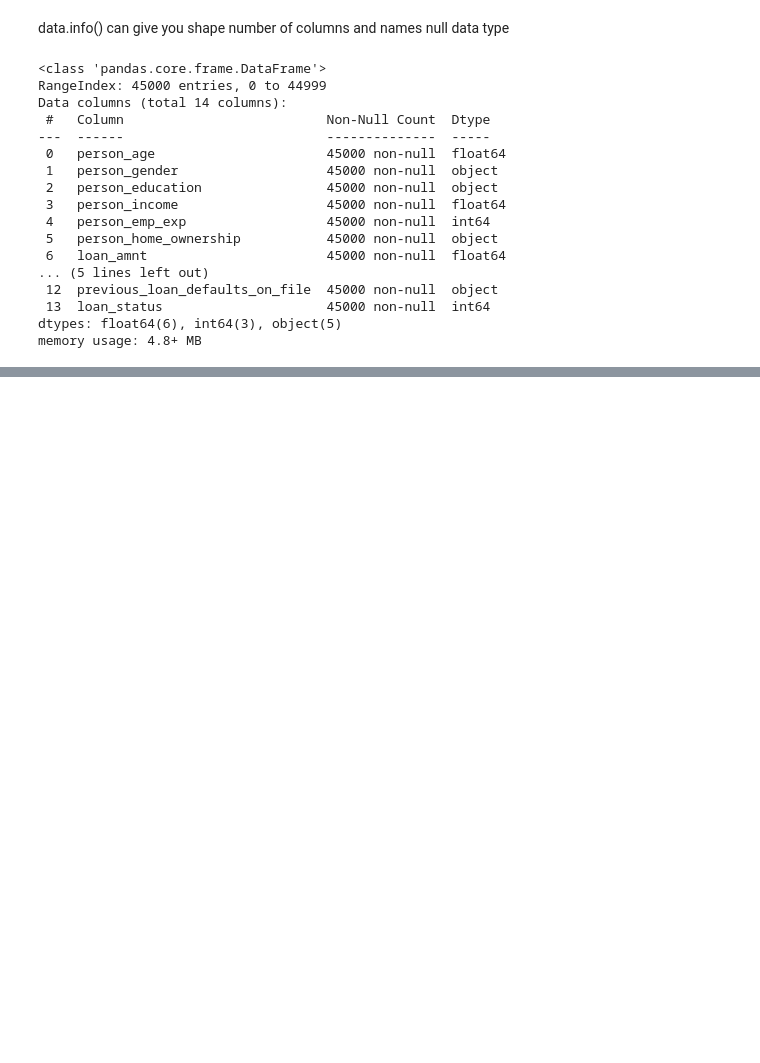
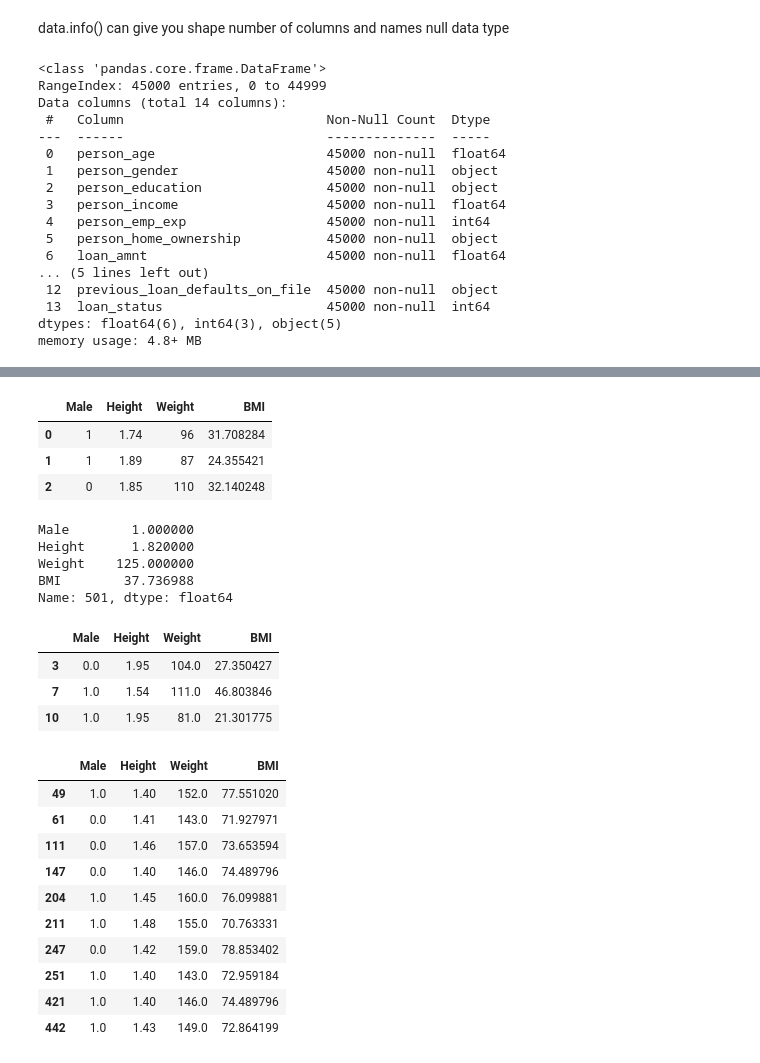
Before and after one commit to Abdullah-Hamad-Almousa/ArrayTesting, a Jupyter notebook: notes/PandasNote.ipynb, the cells around one changed output, grey strips where cells are left out. Drawn from its saved outputs; the diff is of its cells as text; code cells hidden in the pictures; blank space fills up the shorter version.

```diff
--- a/notes/PandasNote.ipynb
+++ b/notes/PandasNote.ipynb
@@ -321,0 +334,3 @@ memory usage: 4.8+ MB
+# %%
+df["BMI"] = df["Weight"] / df["Height"]**2
+df.head(3)
@@ -321,0 +342,6 @@ memory usage: 4.8+ MB
+# %%
+df = df.rename(columns={"Gender": "Male"})
+
+genderMap = {'Male': 1, 'Female': 0}
+df["Male"] = df["Male"].map(genderMap)
+df.head(3)
@@ -321,0 +368,42 @@ memory usage: 4.8+ MB
+# %%
+df.drop("Index", axis=1, inplace=True)
+df.head(3)
+# %% [output]
+|  | Male | Height | Weight | BMI |
+| 0 | 1 | 1.74 | 96 | 31.708284 |
+| 1 | 1 | 1.89 | 87 | 24.355421 |
+| 2 | 0 | 1.85 | 110 | 32.140248 |
+# %%
+dfCopy = df.copy()
+dfCopy.loc[501] = [1, 1.82, 125, 37.736988]
+df = dfCopy
+df.info()
+# %%
+df.iloc[500]
+# %% [output]
+Male        1.000000
+Height      1.820000
+Weight    125.000000
+BMI        37.736988
+Name: 501, dtype: float64
+# %%
+df.iloc[[3, 7, 10]]
+# %% [output]
+|  | Male | Height | Weight | BMI |
+| 3 | 0.0 | 1.95 | 104.0 | 27.350427 |
+| 7 | 1.0 | 1.54 | 111.0 | 46.803846 |
+| 10 | 1.0 | 1.95 | 81.0 | 21.301775 |
+# %%
+df[df['BMI'] > 70]
+# %% [output]
+|  | Male | Height | Weight | BMI |
+| 49 | 1.0 | 1.40 | 152.0 | 77.551020 |
+| 61 | 0.0 | 1.41 | 143.0 | 71.927971 |
+| 111 | 0.0 | 1.46 | 157.0 | 73.653594 |
+| 147 | 0.0 | 1.40 | 146.0 | 74.489796 |
+| 204 | 1.0 | 1.45 | 160.0 | 76.099881 |
+| 211 | 1.0 | 1.48 | 155.0 | 70.763331 |
+| 247 | 0.0 | 1.42 | 159.0 | 78.853402 |
+| 251 | 1.0 | 1.40 | 143.0 | 72.959184 |
+| 421 | 1.0 | 1.40 | 146.0 | 74.489796 |
+| 442 | 1.0 | 1.43 | 149.0 | 72.864199 |
```
Also changed, not shown: parts of 7 cells of this notebook, 1 other file.
